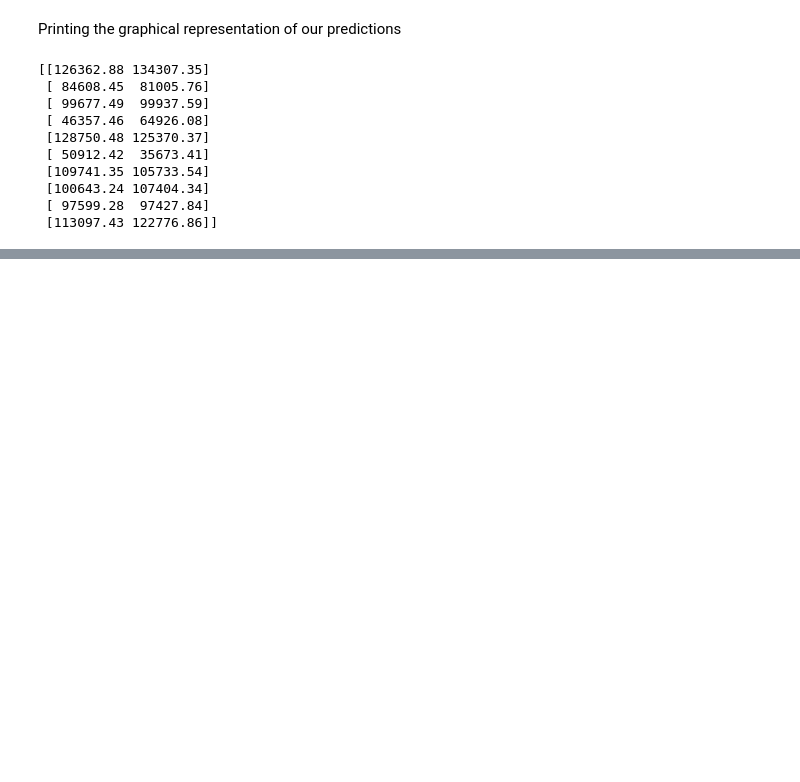
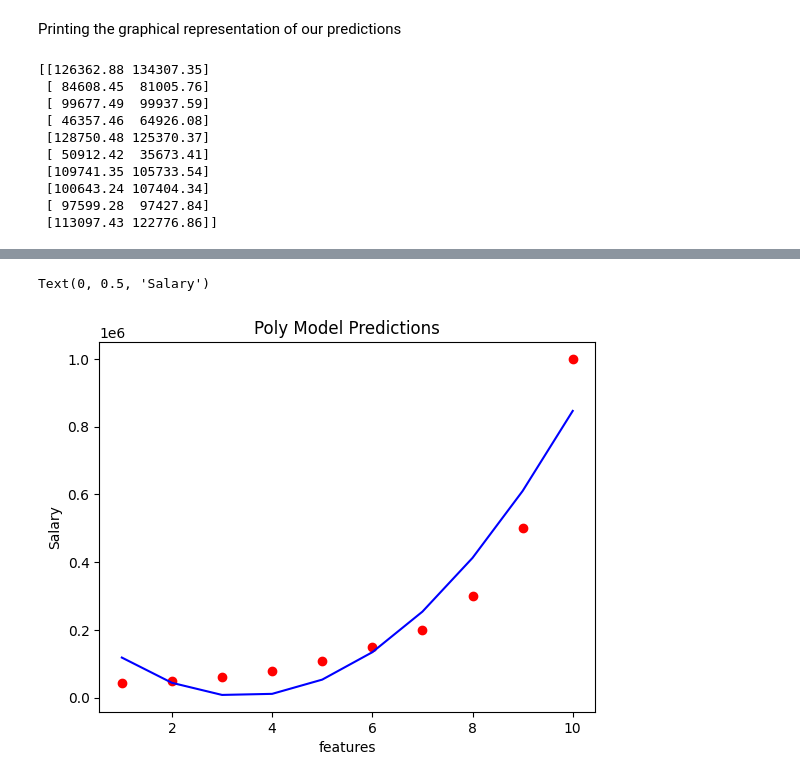
Before and after one commit to Nikhil-Patil-Web/MachineLearningTutorials, a Jupyter notebook: CodeAlongFile.ipynb, the cells around one changed output, grey strips where cells are left out. Saved outputs shown, nothing was run; the diff lists cells and outputs as text; code cells hidden in the pictures; blank space fills up the shorter version.

```diff
--- a/CodeAlongFile.ipynb
+++ b/CodeAlongFile.ipynb
@@ -288,0 +403,9 @@ We will now begin with the Polynomial Regression
+# %%
+plt.scatter(X,y, color="red")
+plt.plot(X, linearRegression2.predict(X_poly), color="blue")
+plt.title("Poly Model Predictions")
+plt.xlabel('features')
+plt.ylabel("Salary")
+# %% [output]
+Text(0, 0.5, 'Salary')
+[figure, added]
```
Also changed, not shown: parts of 28 cells of this notebook.
